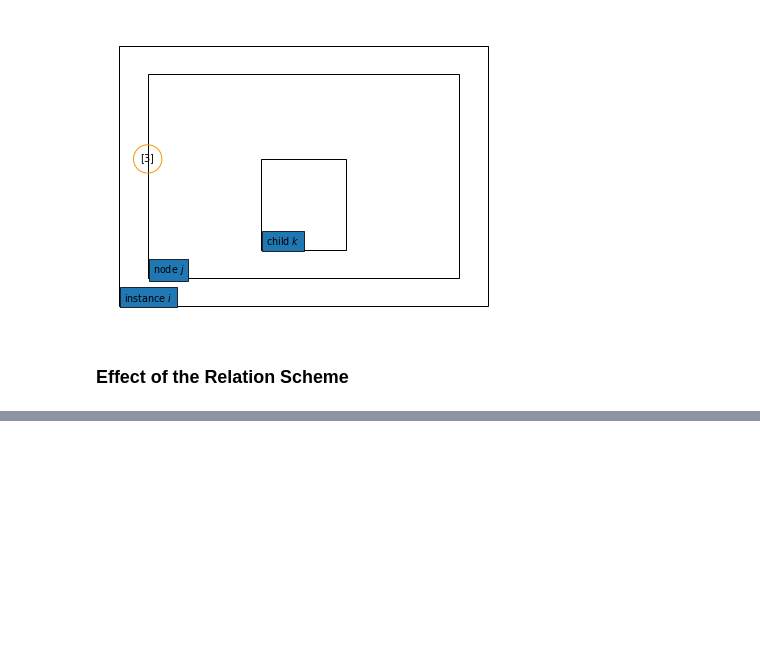
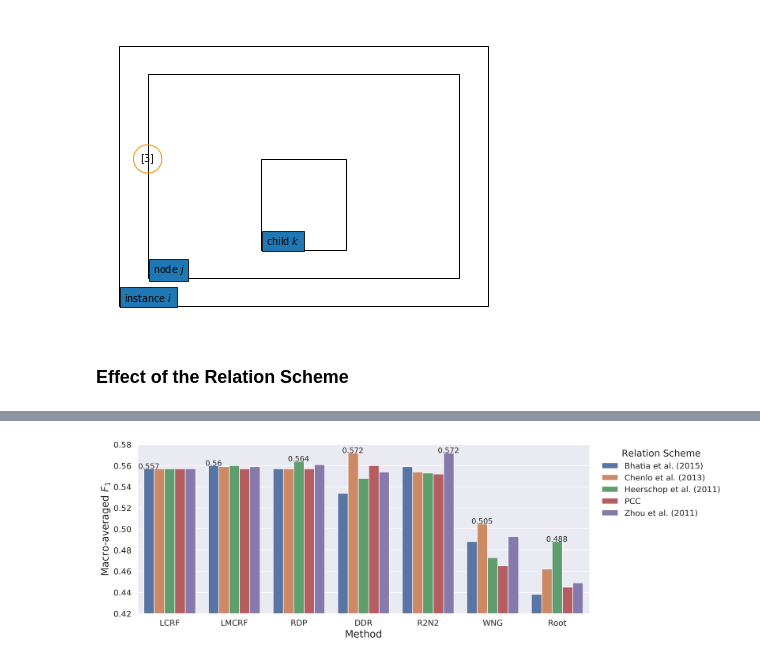
Before and after one commit to WladimirSidorenko/Dissertation, a Jupyter notebook: notebooks/dasa.ipynb, the cells around one changed output, grey strips where cells are left out. Cells and saved outputs as stored; diff of their text form; code cells hidden in the pictures; blank space fills up the shorter version.

```diff
--- a/notebooks/dasa.ipynb
+++ b/notebooks/dasa.ipynb
@@ -459,0 +578,15 @@ beta.rvs(1, 15, 1)
+# %%
+# SB10k Macro-F1
+plt.ylim(0.42, 0.58)
+ax = sns.barplot(x="Method", y=r"SB10k Macro-$F_1$", hue="Relation Scheme", data=sb10k_df)
+ax.set_xlabel('Method', fontsize=LBL_FS)
+ax.set_ylabel('Macro-averaged $F_1$', fontsize=LBL_FS)
+leg = ax.legend(loc=(0, 1), bbox_to_anchor=(1.02, 0.55), fontsize=LGND_FS, frameon=False)
+leg.set_title("Relation Scheme", prop = {"size": LGND_TITLE_FS})
+
+# add labels to single patches
+add_labels(ax, sb10k_df, r"SB10k Macro-$F_1$")
+plt.show()
+ax.figure.savefig("dasa-sb10k-macro-F1.png", dpi=300, bbox_inches='tight')
+# %% [output]
+[figure, added]
```
Also changed, not shown: parts of 18 cells of this notebook, 11 other files.
